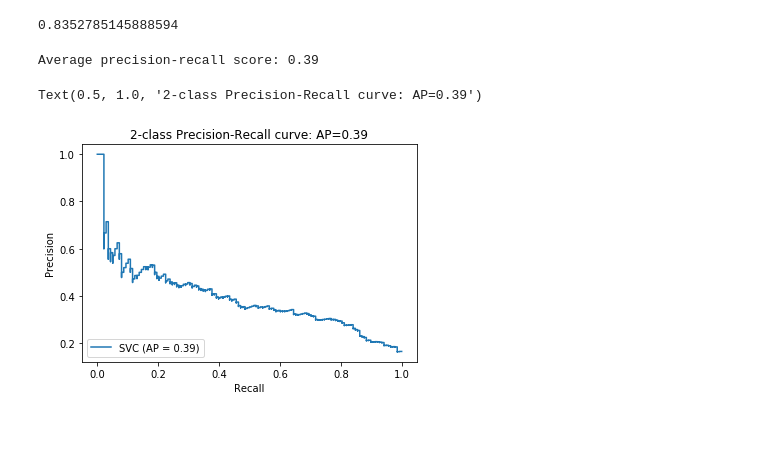
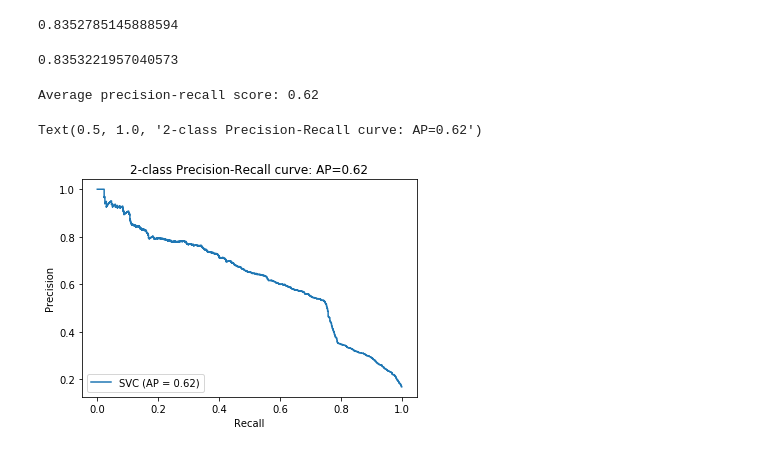
Before and after one commit to eyl1532/speed-dating-analysis, a Jupyter notebook: logistic_regression.ipynb, the cells around one changed output. Cells and saved outputs as stored; diff of their text form; code cells hidden in the pictures.

```diff
--- a/logistic_regression.ipynb
+++ b/logistic_regression.ipynb
@@ -130,22 +135,26 @@ lr = SVC()
 lr.fit(X_train,y_train).score(X_train, y_train)
 # %% [output]
 0.8352785145888594
+# %%
+accuracy_score(y_test, lr.predict(X_test))
+# %% [output]
+0.8353221957040573
 # %%
 y_score = lr.decision_function(X_train)
-average_precision = average_precision_score(y_test, y_score)
+average_precision = average_precision_score(y_train, y_score)
 
 print('Average precision-recall score: {0:0.2f}'.format(
       average_precision))
 # %% [output]
-Average precision-recall score: 0.39
+Average precision-recall score: 0.62
 # %%
 from sklearn.metrics import precision_recall_curve
 from sklearn.metrics import plot_precision_recall_curve
 import matplotlib.pyplot as plt
 
-disp = plot_precision_recall_curve(lr, X_test, y_test)
+disp = plot_precision_recall_curve(lr, X_train, y_train)
 disp.ax_.set_title('2-class Precision-Recall curve: '
                    'AP={0:0.2f}'.format(average_precision))
 # %% [output]
-Text(0.5, 1.0, '2-class Precision-Recall curve: AP=0.39')
+Text(0.5, 1.0, '2-class Precision-Recall curve: AP=0.62')
-[figure, old version]
+[figure, new version]
```
Also changed, not shown: parts of 3 cells of this notebook.
